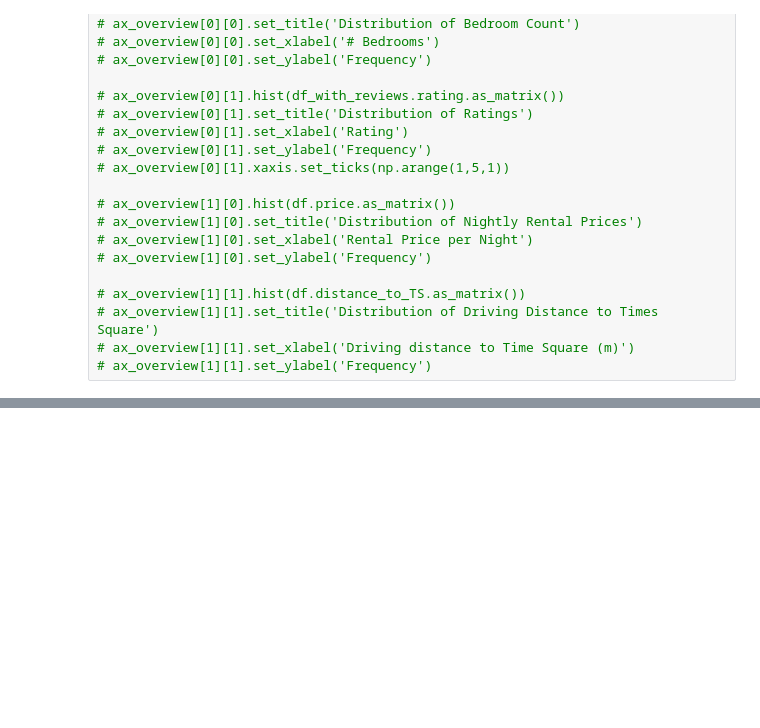
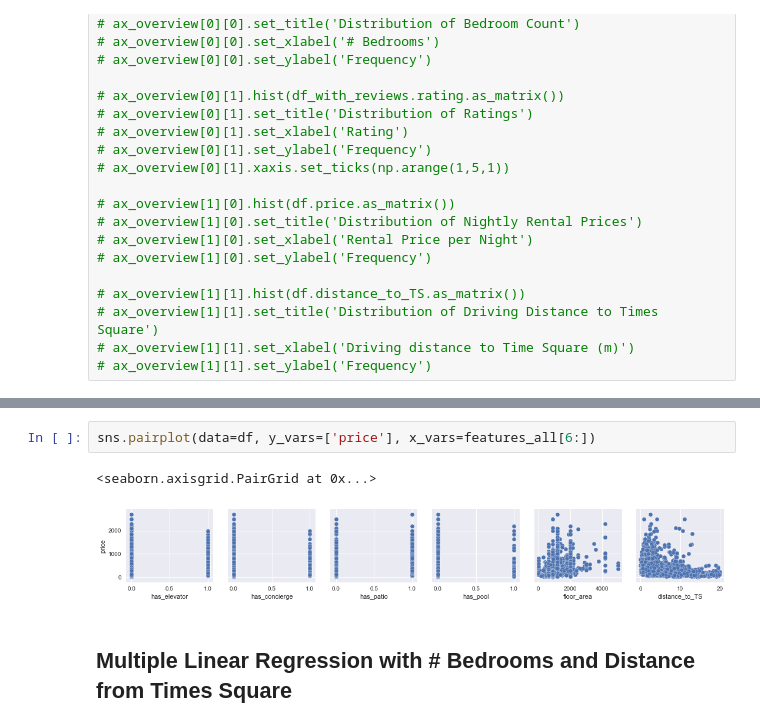
Before and after one commit to nanafwu/vacation-home-regression, a Jupyter notebook: HomeAway_Regression.ipynb, the cells around one changed output, grey strips where cells are left out. Saved outputs shown, nothing was run; the diff lists cells and outputs as text; blank space fills up the shorter version.

```diff
--- a/HomeAway_Regression.ipynb
+++ b/HomeAway_Regression.ipynb
@@ -159,0 +99,7 @@ np.sqrt(np.mean((test_set_pred_all - y_test)**2))
+# %%
+sns.pairplot(data=df, y_vars=['price'], x_vars=features_all[6:])
+# %% [output]
+<seaborn.axisgrid.PairGrid at 0x...>
+[figure, added]
+# %% [markdown]
+## Multiple Linear Regression with # Bedrooms and Distance from Times Square
```
Also changed, not shown: parts of 36 cells of this notebook, 7 other files.
